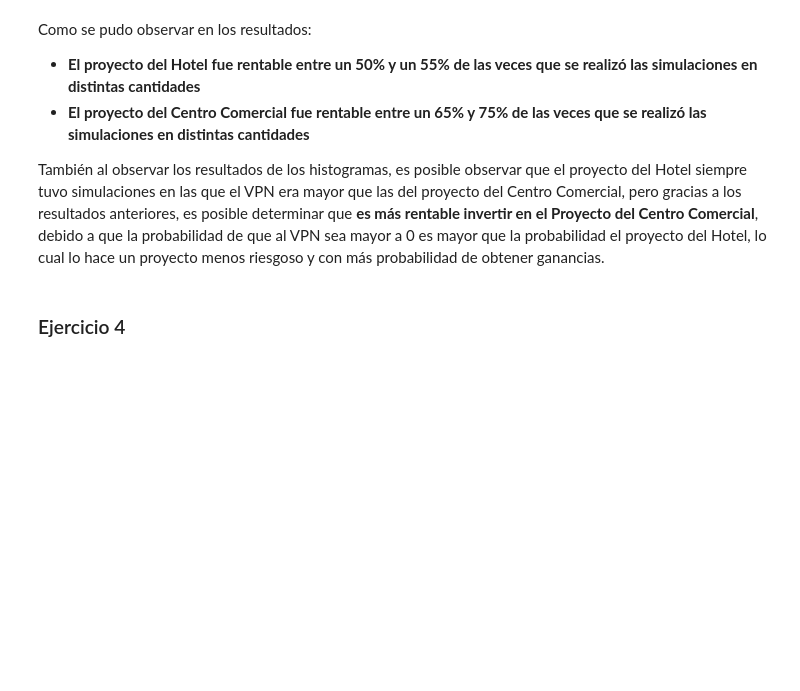
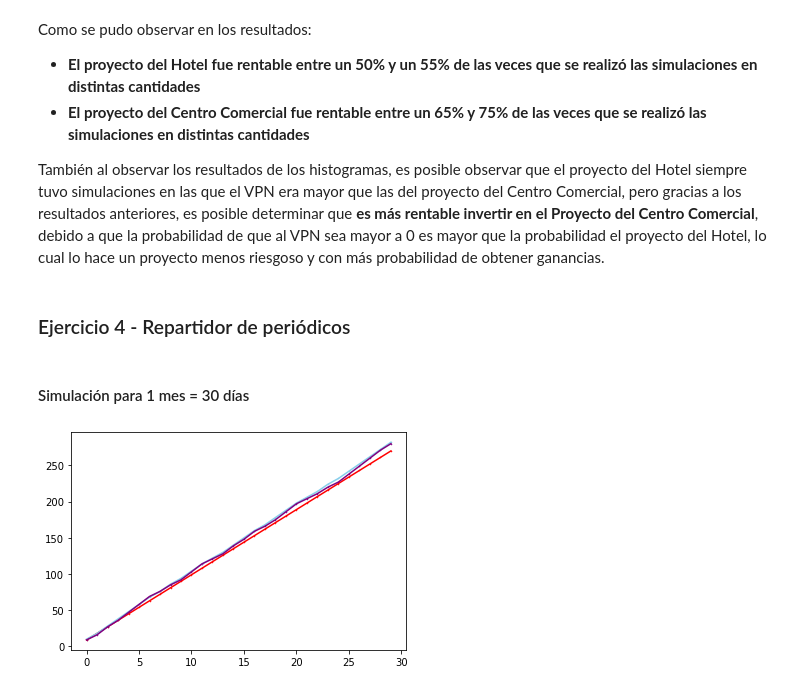
Before and after one commit to DavidSoto5317/Miniproyecto2-ModelacionSimulacion, a Jupyter notebook: Miniproyecto2.ipynb, the cells around one changed output. Cells and saved outputs as stored; diff of their text form; code cells hidden in the pictures; blank space fills up the shorter version.

Commit message:
Ejercicio 4

```diff
--- a/Miniproyecto2.ipynb
+++ b/Miniproyecto2.ipynb
@@ -324,4 +324,56 @@ Como se pudo observar en los resultados:
 
 También al observar los resultados de los histogramas, es posible observar que el proyecto del Hotel siempre tuvo simulaciones en las que el VPN era mayor que las del proyecto del Centro Comercial, pero gracias a los resultados anteriores, es posible determinar que **es más rentable invertir en el Proyecto del Centro Comercial**, debido a que la probabilidad de que al VPN sea mayor a 0 es mayor que la probabilidad el proyecto del Hotel, lo cual lo hace un proyecto menos riesgoso y con más probabilidad de obtener ganancias.
 # %% [markdown]
-### Ejercicio 4
+### Ejercicio 4 - Repartidor de periódicos
+# %% [markdown]
+#### Simulación para 1 mes = 30 días
+# %%
+### Primero se establecen las probabilidades de ocurrencia
+p9 = 0.3
+p10 = 0.4
+p11 = 0.3
+
+### Luego se hace un set de los acumuladores para las ganancias y resultados
+gTotal9 = 0
+gTotal10 = 0
+gTotal11 = 0
+
+acumulada9 = []
+acumulada10 = []
+acumulada11 = []
+dias = []
+
+### Se hace la simulación de un mes = 30 dias
+### Se ingresan los valores segun la probabilidad de venta
+iteraciones = 30
+
+for iteracion in range(iteraciones):
+    probabilidadDelDia = random.random()
+    if probabilidadDelDia <= p9:
+        gTotal9 = gTotal9 + 9
+        gTotal10 = gTotal10 + 8
+        gTotal11 = gTotal11 + 7
+    elif (probabilidadDelDia > p9) and (probabilidadDelDia <= (p9 + p10)):
+        gTotal9 = gTotal9 + 9
+        gTotal10 = gTotal10 + 10
+        gTotal11 = gTotal11 + 9
+    elif probabilidadDelDia > (p9 + p10):
+        gTotal9 = gTotal9 + 9
+        gTotal10 = gTotal10 + 10
+        gTotal11 = gTotal11 + 11
+    acumulada9.append(gTotal9)
+    acumulada10.append(gTotal10)
+    acumulada11.append(gTotal11)
+
+    dias.append(iteracion)
+
+plt.scatter(dias, acumulada9, s=0.3, color = 'red')
+plt.scatter(dias, acumulada10, s=0.3, color = 'skyblue')
+plt.scatter(dias, acumulada11, s=0.3, color = 'purple')
+
+plt.plot(dias, acumulada9, 'red')
+plt.plot(dias, acumulada10, 'skyblue')
+plt.plot(dias, acumulada11, 'purple')
+plt.show()
+# %% [output]
+[figure, added]
```
Also changed, not shown: parts of 15 cells of this notebook.
